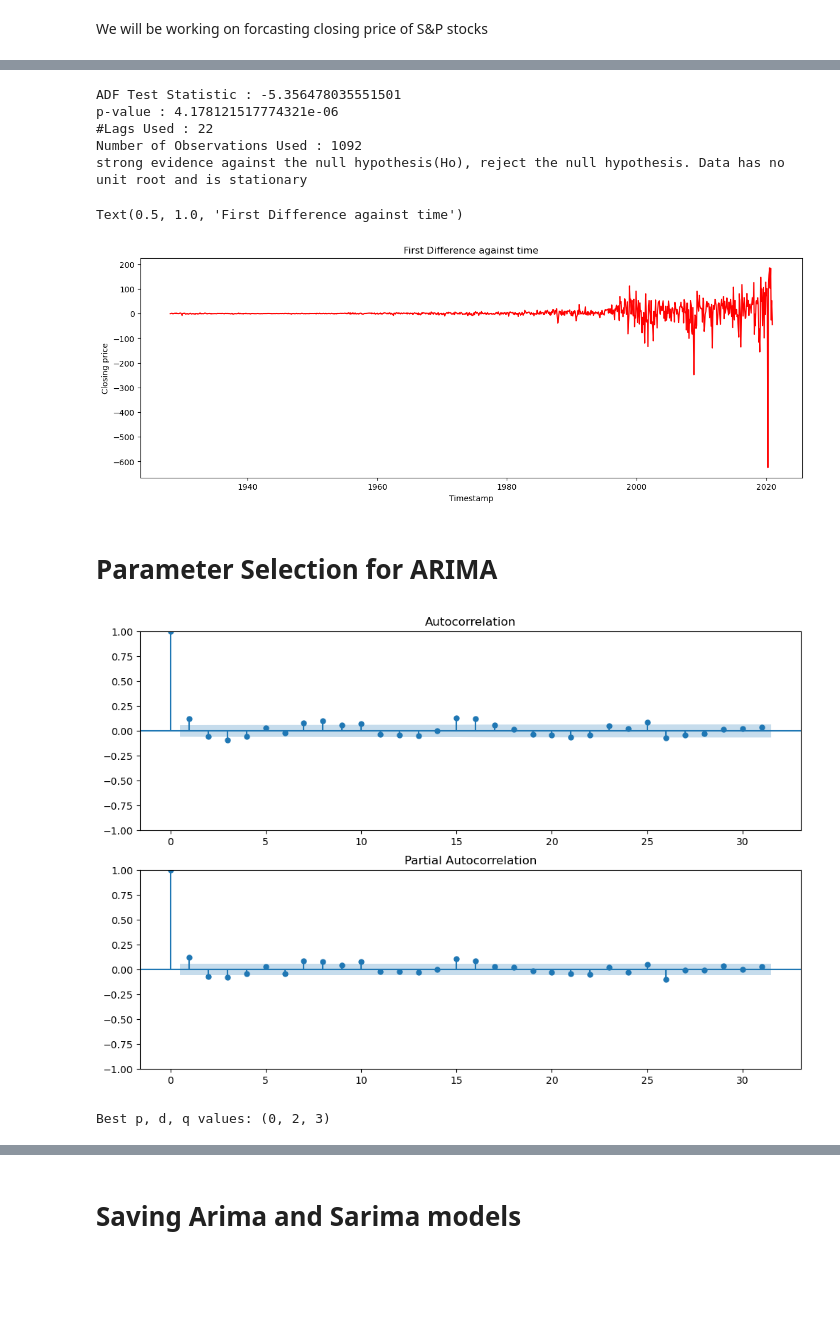
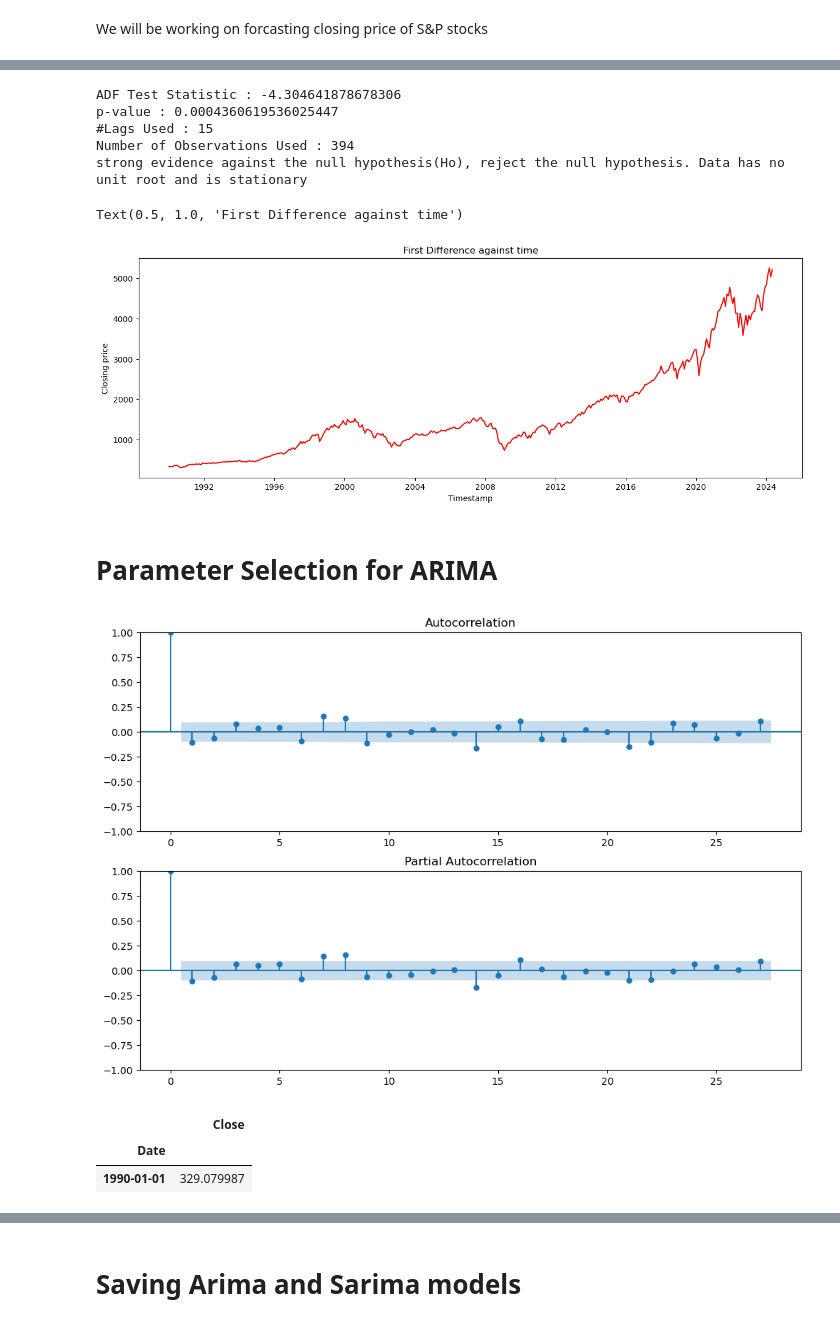
Before and after one commit to hamiz-siddiqui/SP500_Forecasting, a Jupyter notebook: ARIMA_SARIMA.ipynb, the cells around one changed output, grey strips where cells are left out. Saved outputs shown, nothing was run; the diff lists cells and outputs as text; code cells hidden in the pictures; blank space fills up the shorter version.

```diff
--- a/ARIMA_SARIMA.ipynb
+++ b/ARIMA_SARIMA.ipynb
@@ -14,5 +22,5 @@ from statsmodels.tsa.arima.model import ARIMA
 # %%
-df = pd.read_csv(r"C:\Users\shami\OneDrive\Desktop\university\Data_Mining_Lab\project\CO2_Readings_Forecasting\SPX.csv")
+df = pd.read_csv(r"C:\Users\shami\OneDrive\Desktop\university\Data_Mining_Lab\project\git\data.csv")
 df.head(3)
 # %% [output]
 |  | Date | Open | High | Low | Close | Adj Close | Volume |
@@ -83,0 +79,3 @@ Text(0.5, 1.0, 'Monthly Closing against time')
+# %%
+monthly = df[['Close']].copy(deep=True)
+monthly.head(5)
@@ -101,4 +139 @@ Number of Observations Used : 1093
 weak evidence against null hypothesis, time series has a unit root, indicating it is non-stationary
-# %%
-monthly['First_Diff']=monthly['Close']-monthly['Close'].shift(1)
-monthly = monthly.dropna()
@@ -115,20 +140,26 @@ monthly.head(5)
+# %%
+# monthly['First_Diff'] =
+x = pmdarima.utils.diff(monthly['Close'])
+x = np.insert(x, 0, None)
+monthly['First_Diff'] = x
+monthly = monthly.dropna()
 # %%
 adfuller_test(monthly['First_Diff'])
 # %% [output]
-ADF Test Statistic : -5.356478035551501
-p-value : 4.178121517774321e-06
-#Lags Used : 22
-Number of Observations Used : 1092
+ADF Test Statistic : -4.304641878678306
+p-value : 0.0004360619536025447
+#Lags Used : 15
+Number of Observations Used : 394
 strong evidence against the null hypothesis(Ho), reject the null hypothesis. Data has no unit root and is stationary
 # %%
 fig = plt.figure(figsize=(15, 5))
-plt.plot(monthly.index,monthly['First_Diff'],color='red')
+plt.plot(monthly.index,monthly['Close'],color='red')
 plt.xlabel('Timestamp')
 plt.ylabel('Closing price')
 plt.title('First Difference against time')
 # %% [output]
 Text(0.5, 1.0, 'First Difference against time')
-[figure, old version]
+[figure, new version]
 # %% [markdown]
 # Parameter Selection for ARIMA
 # %%
@@ -138,4 +169,4 @@ fig = sm.graphics.tsa.plot_acf(monthly['First_Diff'],ax=ax1)
 ax2 = fig.add_subplot(212)
 fig = sm.graphics.tsa.plot_pacf(monthly['First_Diff'],ax=ax2)
 # %% [output]
-[figure, old version]
+[figure, new version]
@@ -145,6 +172,0 @@ test = monthly[815:]#[monthly.index >= "1990"]
-# %%
-from pmdarima import auto_arima
-model = auto_arima(train['Close'], seasonal=False, suppress_warnings=True)
-print(f"Best p, d, q values: {model.order}")
-# %% [output]
-Best p, d, q values: (0, 2, 3)
@@ -155 +173,9 @@ model_fit = model.fit()
+# %%
+train = monthly[:320]
+test = monthly[320:]
+train.head(1)
+# %% [output]
+|  | Close |
+| Date |  |
+| 1990-01-01 | 329.079987 |
 # %%
```
Also changed, not shown: parts of 28 cells of this notebook, 2 other files.
